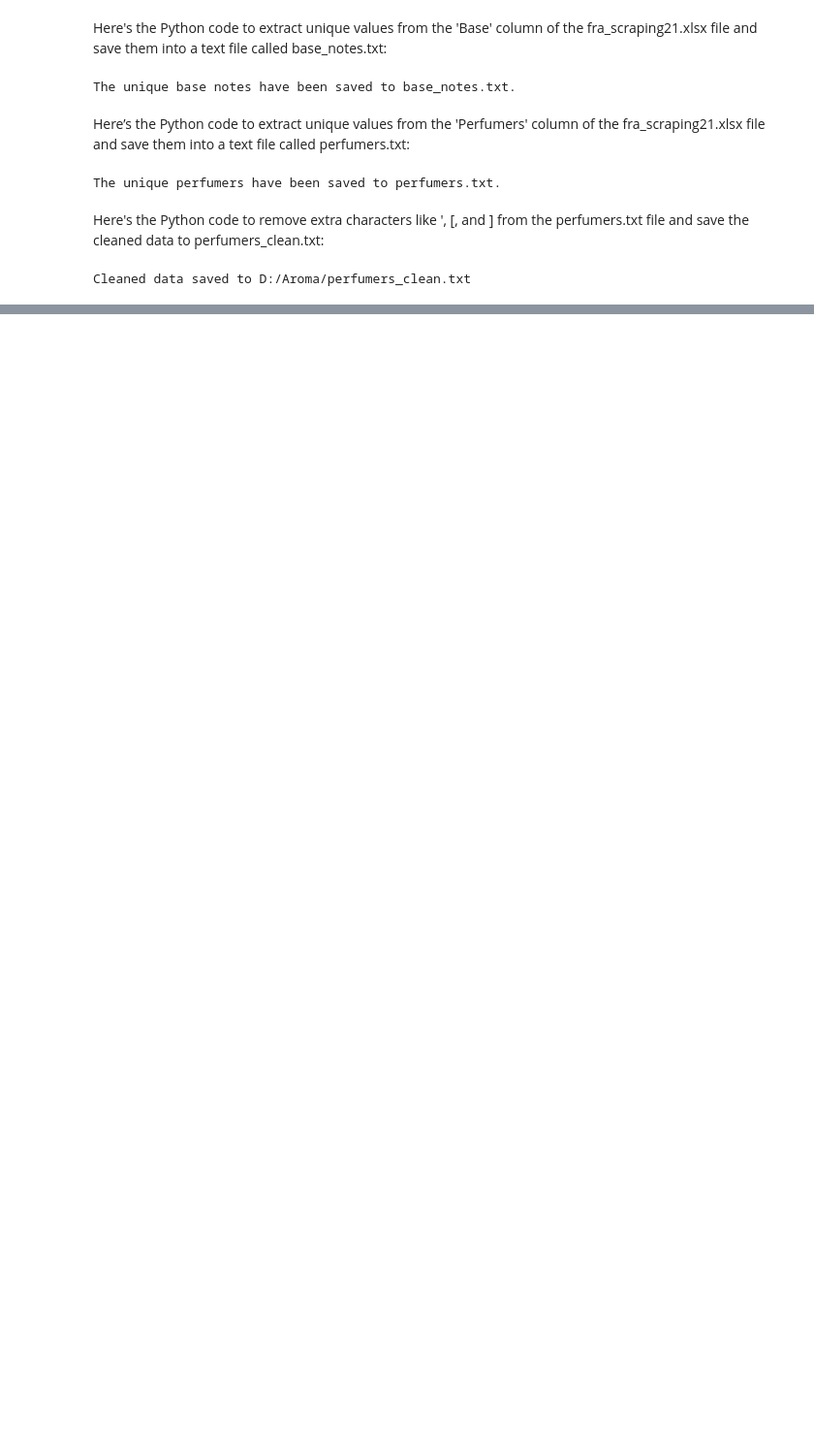
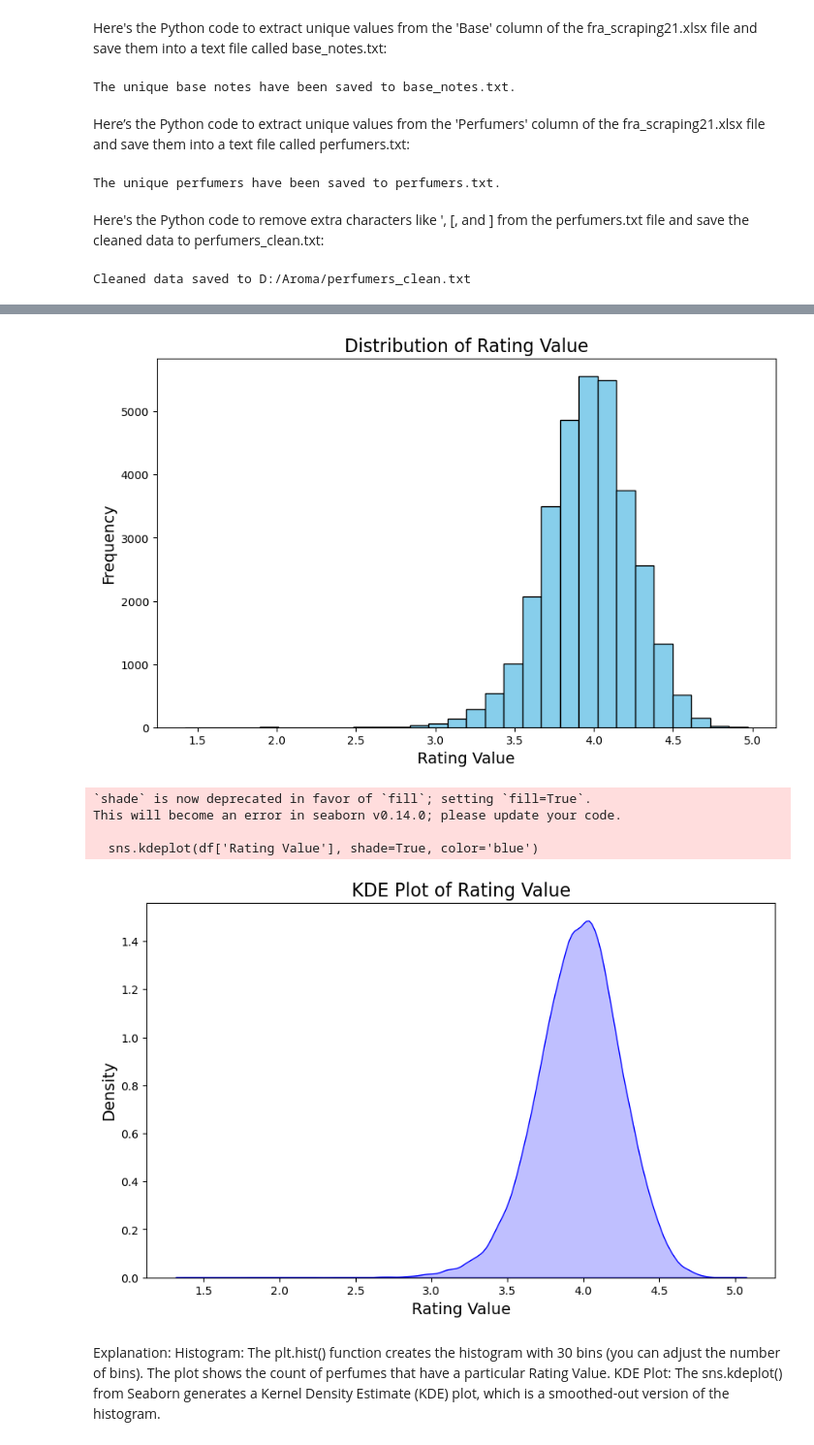
Before and after one commit to mmattyV/fragrance-scrape, a Jupyter notebook: fragrantica2.ipynb, the cells around one changed output, grey strips where cells are left out. Shown at 97% size. Cells and saved outputs as stored; diff of their text form; code cells hidden in the pictures; blank space fills up the shorter version.

```diff
--- a/fragrantica2.ipynb
+++ b/fragrantica2.ipynb
@@ -1048,0 +1200,35 @@ Cleaned data saved to D:/Aroma/perfumers_clean.txt
+# %%
+import pandas as pd
+import seaborn as sns
+import matplotlib.pyplot as plt
+
+# Load the dataset
+file_path = 'D:/Aroma/fra_scraping23.xlsx'  # Update the path to your file
+df = pd.read_excel(file_path)
+
+# 1. Histogram for 'Rating Value'
+plt.figure(figsize=(10, 6))
+plt.hist(df['Rating Value'], bins=30, color='skyblue', edgecolor='black')
+plt.title('Distribution of Rating Value', fontsize=16)
+plt.xlabel('Rating Value', fontsize=14)
+plt.ylabel('Frequency', fontsize=14)
+plt.show()
+
+# 2. KDE plot for 'Rating Value'
+plt.figure(figsize=(10, 6))
+sns.kdeplot(df['Rating Value'], shade=True, color='blue')
+plt.title('KDE Plot of Rating Value', fontsize=16)
+plt.xlabel('Rating Value', fontsize=14)
+plt.ylabel('Density', fontsize=14)
+plt.show()
+# %% [output]
+[figure, added]
+`shade` is now deprecated in favor of `fill`; setting `fill=True`.
+This will become an error in seaborn v0.14.0; please update your code.
+
+  sns.kdeplot(df['Rating Value'], shade=True, color='blue')
+[figure, added]
+# %% [markdown]
+Explanation:
+Histogram: The plt.hist() function creates the histogram with 30 bins (you can adjust the number of bins). The plot shows the count of perfumes that have a particular Rating Value.
+KDE Plot: The sns.kdeplot() from Seaborn generates a Kernel Density Estimate (KDE) plot, which is a smoothed-out version of the histogram.
```
Also changed, not shown: parts of 8 cells of this notebook, 2 other files.
